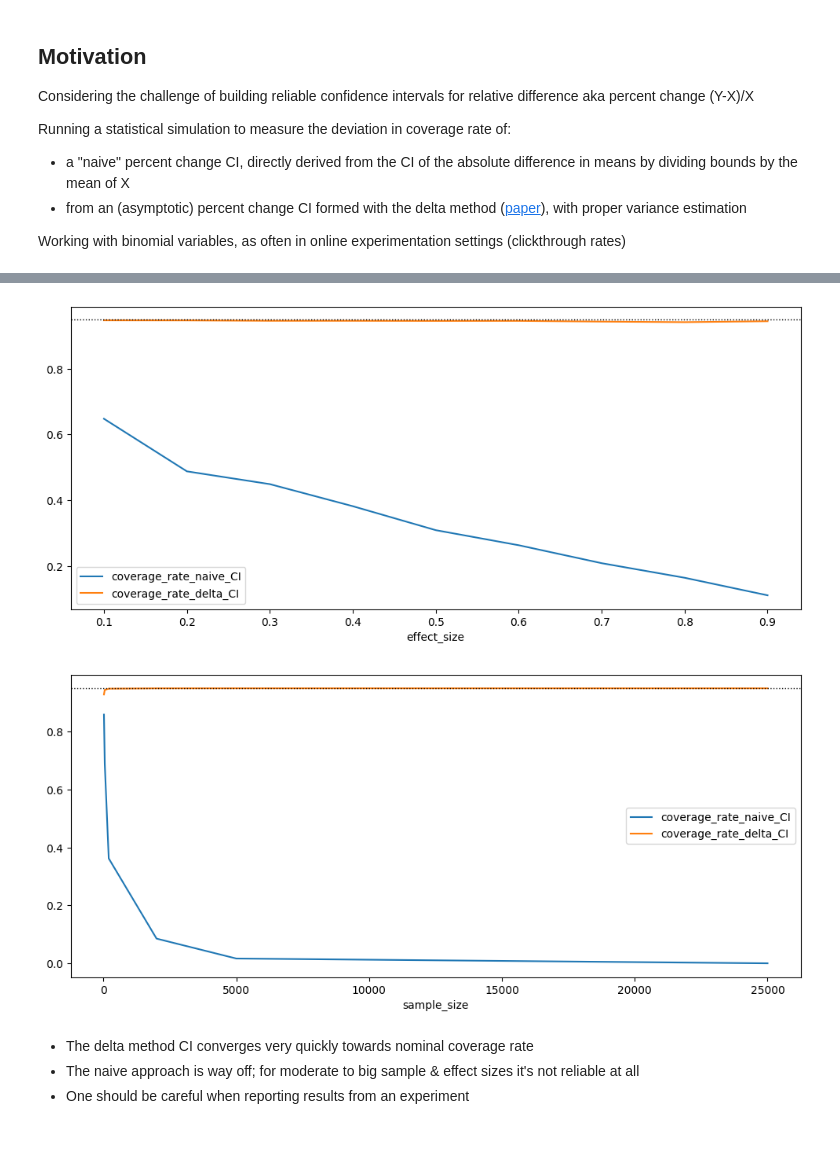
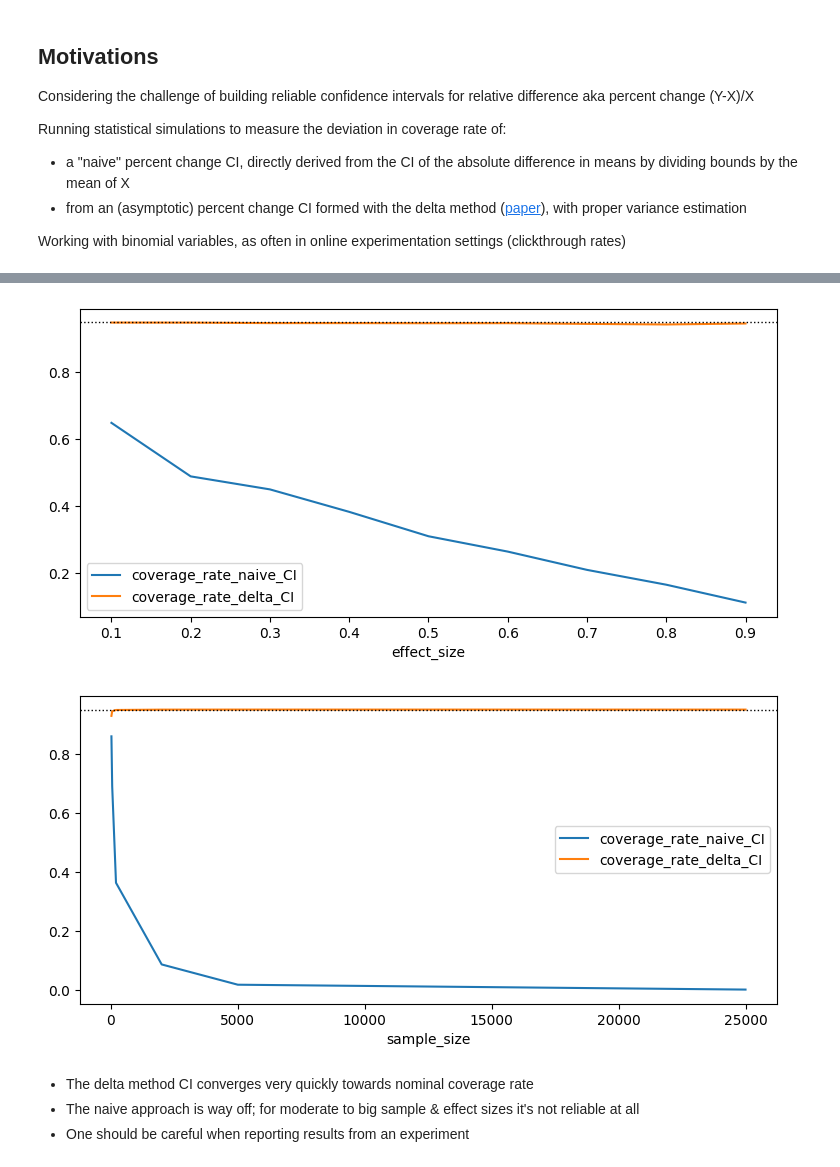
Before and after one commit to aurel-p/statistical_simulations, a Jupyter notebook: naive_vs_delta_relative_diff_CI/naive_vs_delta_rel_diff_CI.ipynb, the cells around one changed output, grey strips where cells are left out. Saved outputs shown, nothing was run; the diff lists cells and outputs as text; code cells hidden in the pictures; blank space fills up the shorter version.

Commit message:
display image

```diff
--- a/naive_vs_delta_relative_diff_CI/naive_vs_delta_rel_diff_CI.ipynb
+++ b/naive_vs_delta_relative_diff_CI/naive_vs_delta_rel_diff_CI.ipynb
@@ -1,9 +1,9 @@
 # %% [markdown]
-## **Motivation**
+## **Motivations**
 
 Considering the challenge of building reliable confidence intervals for relative difference aka percent change (Y-X)/X
 
-Running a statistical simulation to measure the deviation in coverage rate of:
+Running statistical simulations to measure the deviation in coverage rate of:
 - a "naive" percent change CI, directly derived from the CI of the absolute difference in means by dividing bounds by the mean of X
 - from an (asymptotic) percent change CI formed with the delta method ([paper](https://arxiv.org/pdf/1803.06336.pdf)), with proper variance estimation
 
@@ -86,25 +86,25 @@ results = run_bin_simulations()
 # %%
 for col in ["effect_size", "sample_size"]:
 
     results.groupby(col, as_index=False) \
         .agg(
             coverage_rate_naive_CI=("is_naive_covered", "mean"),
             coverage_rate_delta_CI=("is_delta_covered", "mean")) \
         .plot(
             x=col,
             y=["coverage_rate_naive_CI", "coverage_rate_delta_CI"],
-            figsize = (12, 5)
+            figsize=(9, 4)
         )
 
     plt.axhline(
             y=0.95,
-            color = "k",
+            color="k",
             linestyle="dotted",
             linewidth=1
     )
 # %% [output]
-[figure, old version]
+[figure, new version]
-[figure, old version]
+[figure, new version]
 # %% [markdown]
 - The delta method CI converges very quickly towards nominal coverage rate
 - The naive approach is way off; for moderate to big sample & effect sizes it's not reliable at all
```
